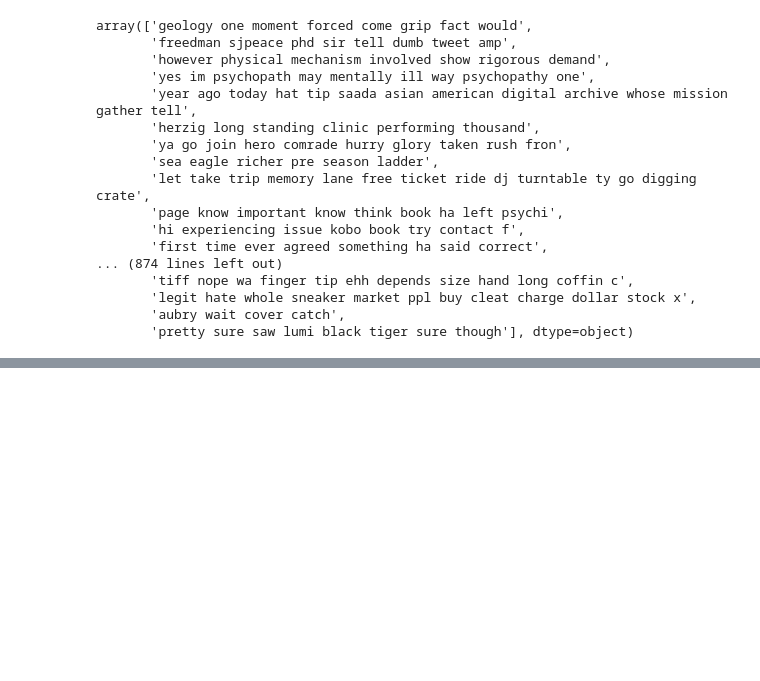
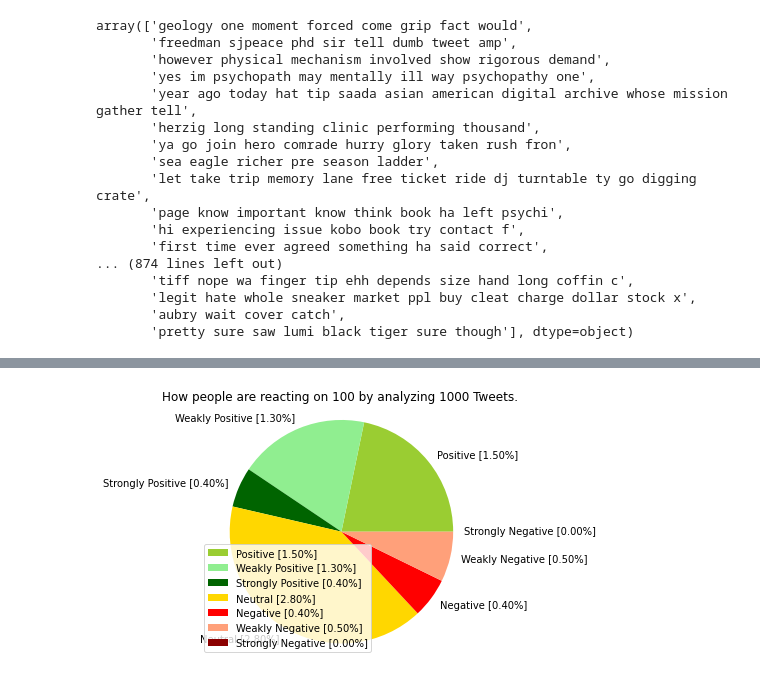
Before and after one commit to ElbrusGasim/Data_Science, a Jupyter notebook: Sentiment Analysis.ipynb, the cells around one changed output, grey strips where cells are left out. Drawn from its saved outputs; the diff is of its cells as text; code cells hidden in the pictures; blank space fills up the shorter version.

```diff
--- a/Sentiment Analysis.ipynb
+++ b/Sentiment Analysis.ipynb
@@ -158,0 +234,13 @@ array(['geology one moment forced come grip fact would',
+# %%
+def percentage(part, whole):
+    temp = 100 * float(part) / float(whole)
+    return format(temp, '.2f')
+# %%
+ # finding average of how people are reacting
+positive = percentage(positive, NoOfTerms)
+wpositive = percentage(wpositive, NoOfTerms)
+spositive = percentage(spositive, NoOfTerms)
+negative = percentage(negative, NoOfTerms)
+wnegative = percentage(wnegative, NoOfTerms)
+snegative = percentage(snegative, NoOfTerms)
+neutral = percentage(neutral, NoOfTerms)
@@ -158,0 +299,16 @@ array(['geology one moment forced come grip fact would',
+# %%
+sizes = [positive, wpositive, spositive, neutral, negative, wnegative, snegative]
+colors = ['yellowgreen','lightgreen','darkgreen', 'gold', 'red','lightsalmon','darkred']
+labels = ['Positive [' + str(positive) + '%]', 'Weakly Positive [' + str(wpositive) + '%]',
+          'Strongly Positive [' + str(spositive) + '%]', 'Neutral [' + str(neutral) + '%]',
+          'Negative [' + str(negative) + '%]', 'Weakly Negative [' + str(wnegative) + '%]',
+          'Strongly Negative [' + str(snegative) + '%]']
+# %%
+plt.pie(sizes, labels = labels, colors = colors)
+plt.legend(labels, loc="best")
+plt.title('How people are reacting on ' + searchTerm + ' by analyzing ' + str(NoOfTerms) + ' Tweets.')
+plt.axis('equal')
+plt.tight_layout()
+plt.show()
+# %% [output]
+[figure, added]
```
Also changed, not shown: parts of 7 cells of this notebook.
